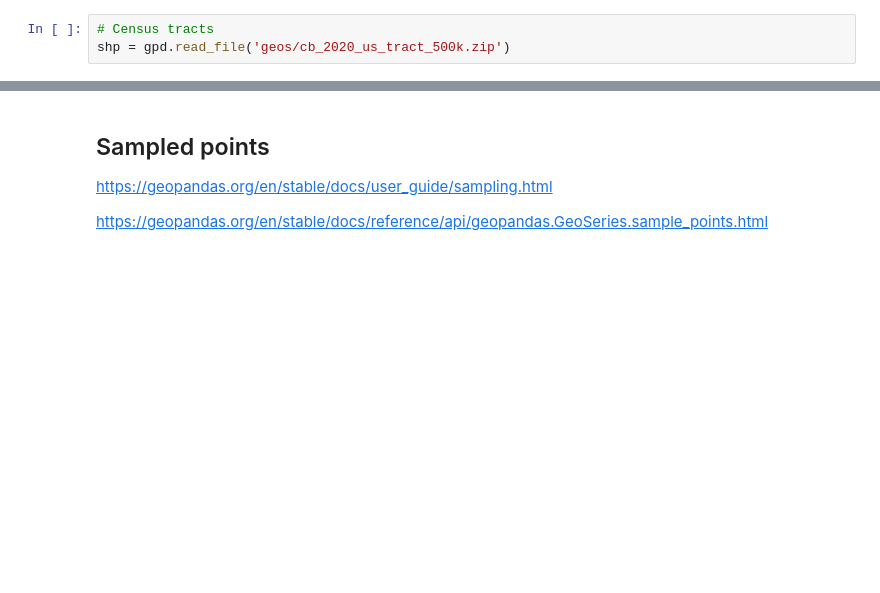
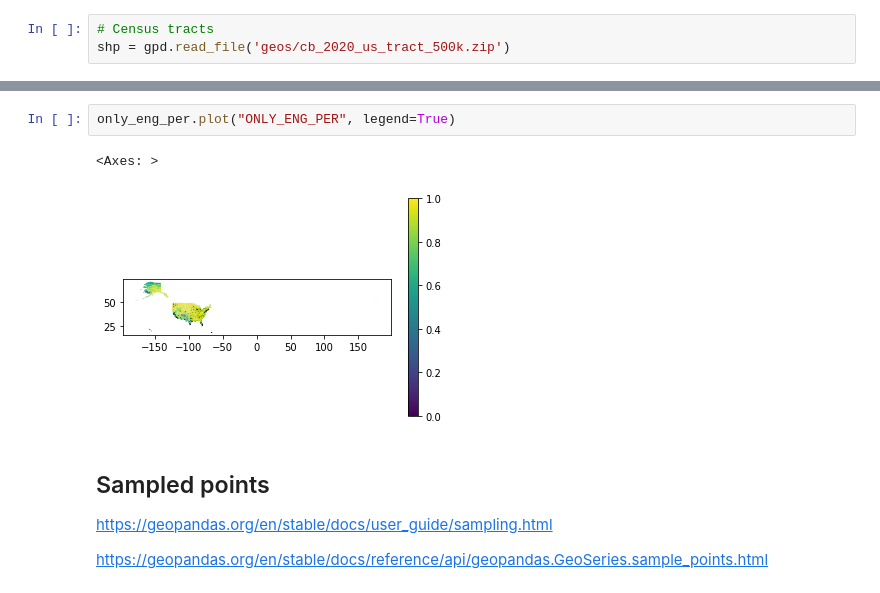
Before and after one commit to wrynearson/us-census-language, a Jupyter notebook: c16001.ipynb, the cells around one changed output, grey strips where cells are left out. Drawn from its saved outputs; the diff is of its cells as text; blank space fills up the shorter version.

```diff
--- a/c16001.ipynb
+++ b/c16001.ipynb
@@ -179,3 +192,8 @@ joined.head()
+# %%
+only_eng_per.plot("ONLY_ENG_PER", legend=True)
+# %% [output]
+<Axes: >
+[figure, added]
 # %% [markdown]
 ## Sampled points
 
```
Also changed, not shown: parts of 20 cells of this notebook, 17 other files.
